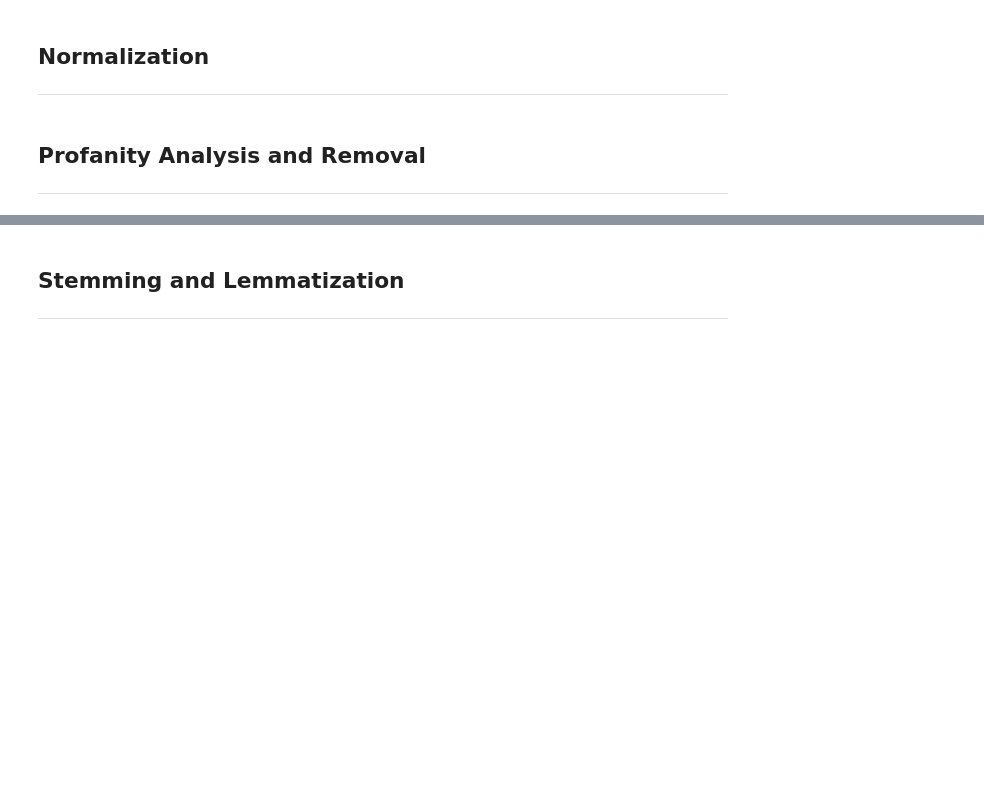
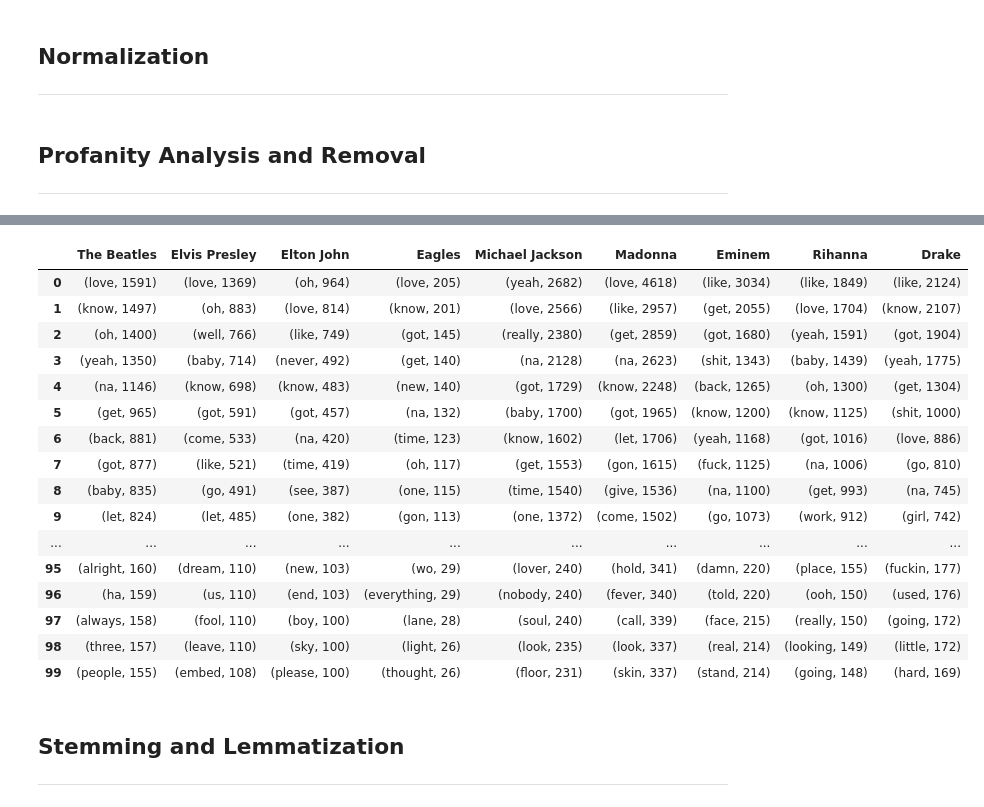
Before and after one commit to Parsa2820/50-years-lyrics, a Jupyter notebook: notebooks/main.ipynb, the cells around one changed output, grey strips where cells are left out. Cells and saved outputs as stored; diff of their text form; code cells hidden in the pictures; blank space fills up the shorter version.

```diff
--- a/notebooks/main.ipynb
+++ b/notebooks/main.ipynb
@@ -223,3 +256,35 @@ Drake has 4663 profanity words
+# %%
+# compute frequency distribution of words for each artist
+for artist in artists:
+    all_lyrics = itertools.chain(*artist.lyrics["song_lyrics_normalized"])
+    artist.freq_dist = nltk.FreqDist(all_lyrics)
+# %%
+freq_dist_dic = {}
+pd.set_option('display.max_rows', None)
+
+for artist in artists:
+    freq_dist_dic[artist.name] = artist.freq_dist.most_common(100)
+
+freq_dist_df = pd.DataFrame(freq_dist_dic)
+freq_dist_df
+# %% [output]
+|  | The Beatles | Elvis Presley | Elton John | Eagles | Michael Jackson | Madonna | Eminem | Rihanna | Drake |
+| 0 | (love, 1591) | (love, 1369) | (oh, 964) | (love, 205) | (yeah, 2682) | (love, 4618) | (like, 3034) | (like, 1849) | (like, 2124) |
+| 1 | (know, 1497) | (oh, 883) | (love, 814) | (know, 201) | (love, 2566) | (like, 2957) | (get, 2055) | (love, 1704) | (know, 2107) |
+| 2 | (oh, 1400) | (well, 766) | (like, 749) | (got, 145) | (really, 2380) | (get, 2859) | (got, 1680) | (yeah, 1591) | (got, 1904) |
+| 3 | (yeah, 1350) | (baby, 714) | (never, 492) | (get, 140) | (na, 2128) | (na, 2623) | (shit, 1343) | (baby, 1439) | (yeah, 1775) |
+| 4 | (na, 1146) | (know, 698) | (know, 483) | (new, 140) | (got, 1729) | (know, 2248) | (back, 1265) | (oh, 1300) | (get, 1304) |
+| 5 | (get, 965) | (got, 591) | (got, 457) | (na, 132) | (baby, 1700) | (got, 1965) | (know, 1200) | (know, 1125) | (shit, 1000) |
+| 6 | (back, 881) | (come, 533) | (na, 420) | (time, 123) | (know, 1602) | (let, 1706) | (yeah, 1168) | (got, 1016) | (love, 886) |
+| 7 | (got, 877) | (like, 521) | (time, 419) | (oh, 117) | (get, 1553) | (gon, 1615) | (fuck, 1125) | (na, 1006) | (go, 810) |
+| 8 | (baby, 835) | (go, 491) | (see, 387) | (one, 115) | (time, 1540) | (give, 1536) | (na, 1100) | (get, 993) | (na, 745) |
+| 9 | (let, 824) | (let, 485) | (one, 382) | (gon, 113) | (one, 1372) | (come, 1502) | (go, 1073) | (work, 912) | (girl, 742) |
+| ... | ... | ... | ... | ... | ... | ... | ... | ... | ... |
+| 95 | (alright, 160) | (dream, 110) | (new, 103) | (wo, 29) | (lover, 240) | (hold, 341) | (damn, 220) | (place, 155) | (fuckin, 177) |
+| 96 | (ha, 159) | (us, 110) | (end, 103) | (everything, 29) | (nobody, 240) | (fever, 340) | (told, 220) | (ooh, 150) | (used, 176) |
+| 97 | (always, 158) | (fool, 110) | (boy, 100) | (lane, 28) | (soul, 240) | (call, 339) | (face, 215) | (really, 150) | (going, 172) |
+| 98 | (three, 157) | (leave, 110) | (sky, 100) | (light, 26) | (look, 235) | (look, 337) | (real, 214) | (looking, 149) | (little, 172) |
+| 99 | (people, 155) | (embed, 108) | (please, 100) | (thought, 26) | (floor, 231) | (skin, 337) | (stand, 214) | (going, 148) | (hard, 169) |
 # %% [markdown]
 ## Stemming and Lemmatization
 
```
Also changed, not shown: parts of 11 cells of this notebook, 1 other file.
